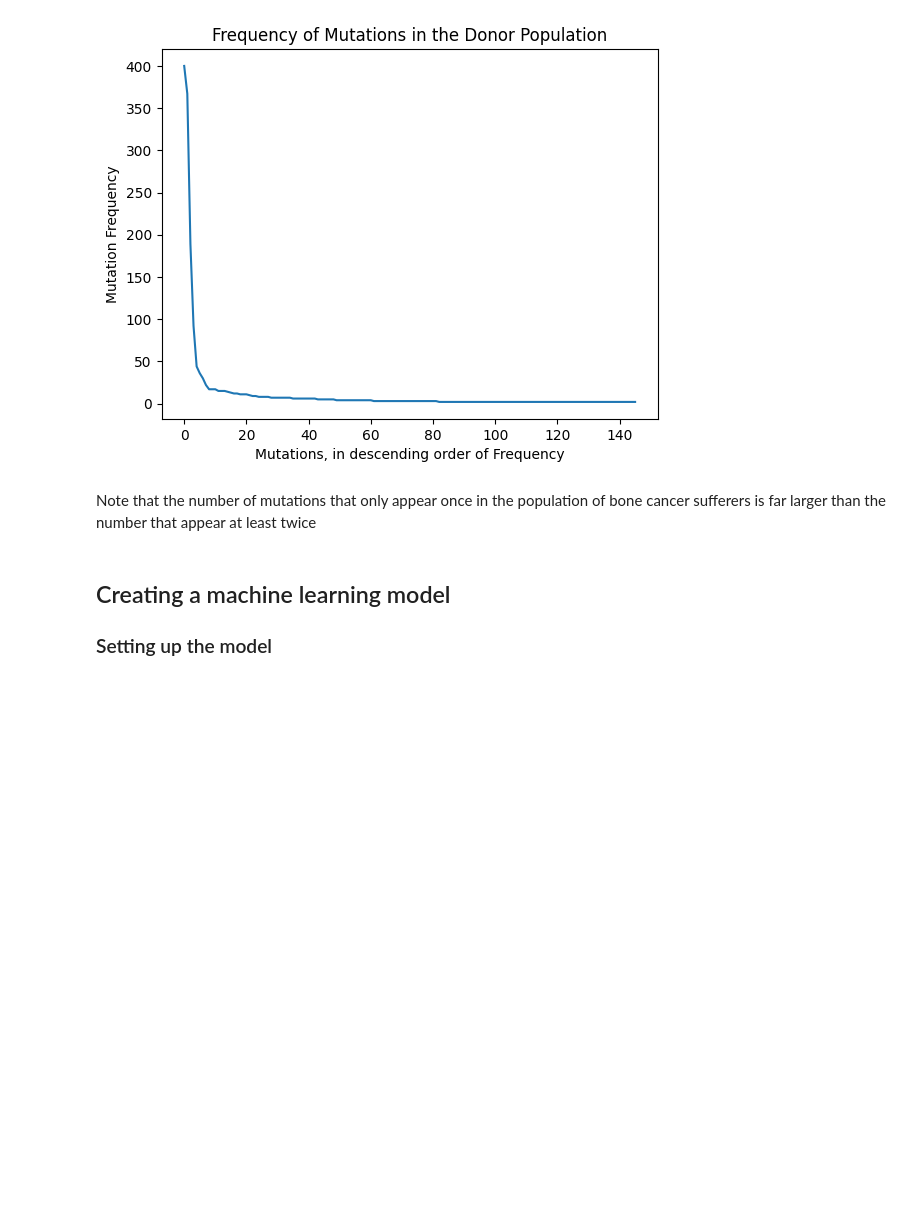
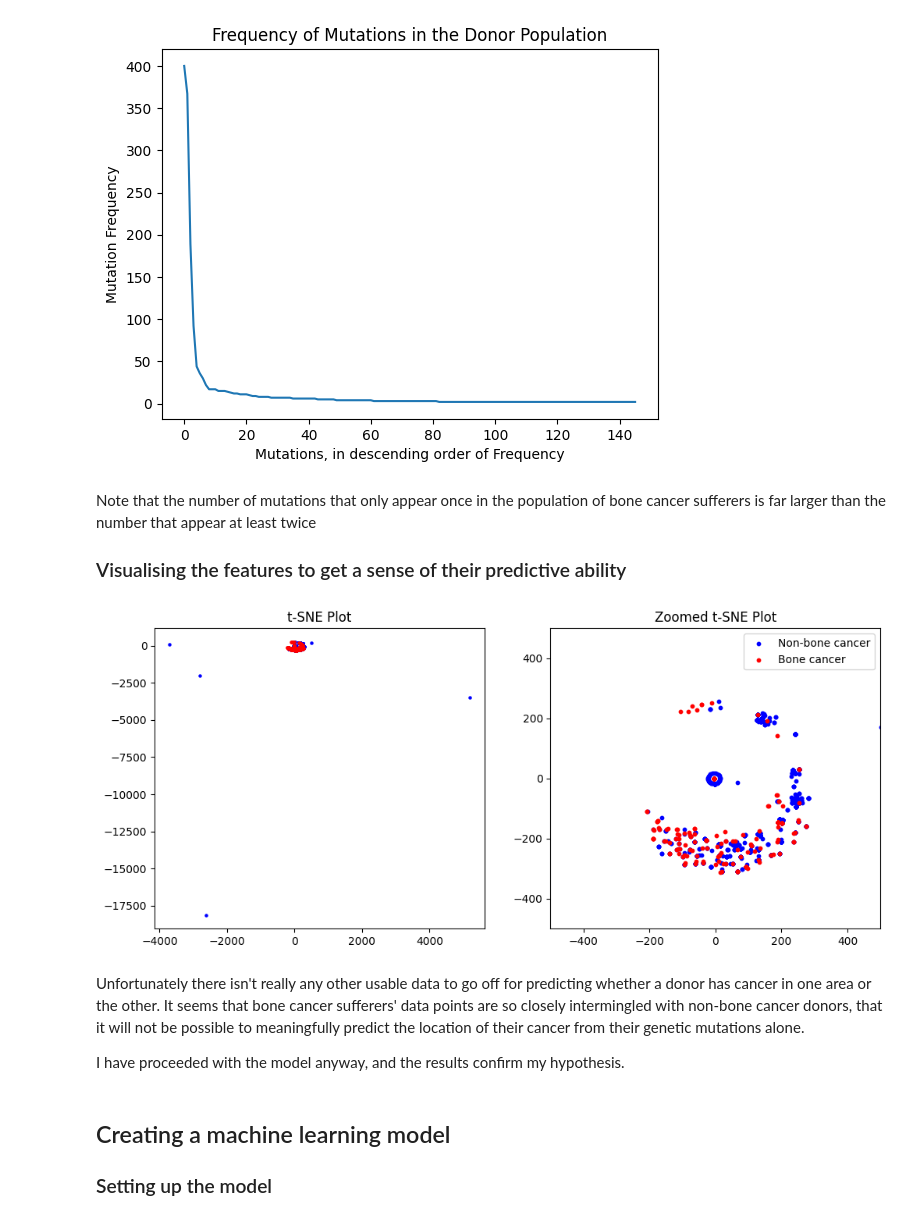
Before and after one commit to DanielCKLeigh/Daniel_DataSci_Portfolio, a Jupyter notebook: p01-cancer.ipynb, the cells around one changed output. Saved outputs shown, nothing was run; the diff lists cells and outputs as text; code cells hidden in the pictures; blank space fills up the shorter version.

Commit message:
Updated project 01 file
Reviewed code, fixed issues. Added visualisations.

```diff
--- a/p01-cancer.ipynb
+++ b/p01-cancer.ipynb
@@ -146,6 +155,51 @@ plt.title("Frequency of Mutations in the Donor Population");
 [figure]
 # %% [markdown]
 Note that the number of mutations that only appear once in the population of bone cancer sufferers is far larger than the number that appear at least twice
+
+### Visualising the features to get a sense of their predictive ability
+# %%
+from sklearn.manifold import TSNE
+from sklearn.decomposition import PCA
+
+# Reduce dimensionality using t-SNE or PCA
+# Assuming X is your feature matrix
+tsne = TSNE(n_components=2)
+pca = PCA(n_components=2)
+X_tsne = tsne.fit_transform(data[mutations_of_interest])
+
+# Create scatter plots of the reduced-dimensional data
+plt.figure(figsize=(12, 5))
+
+plt.subplot(1, 2, 1)
+
+# Scatter plot for Class 0 (Non-bone cancer)
+plt.scatter(X_tsne[data['Target'] == 0, 0], X_tsne[data['Target'] == 0, 1], c='b', s=5, label="Non-bone cancer")
+
+# Scatter plot for Class 1 (Bone cancer)
+plt.scatter(X_tsne[data['Target'] == 1, 0], X_tsne[data['Target'] == 1, 1], c='r', s=5, label="Bone cancer")
+
+plt.title('t-SNE Plot')
+
+plt.subplot(1, 2, 2)
+
+# Scatter plot for Class 0 (Non-bone cancer)
+plt.scatter(X_tsne[data['Target'] == 0, 0], X_tsne[data['Target'] == 0, 1], c='b', s=10, label="Non-bone cancer")
+
+# Scatter plot for Class 1 (Bone cancer)
+plt.scatter(X_tsne[data['Target'] == 1, 0], X_tsne[data['Target'] == 1, 1], c='r', s=10, label="Bone cancer")
+
+plt.xlim(-500, 500)
+plt.ylim(-500, 500)
+plt.legend()
+plt.title('Zoomed t-SNE Plot')
+
+plt.show()
+# %% [output]
+[figure, added]
+# %% [markdown]
+Unfortunately there isn't really any other usable data to go off for predicting whether a donor has cancer in one area or the other. It seems that bone cancer sufferers' data points are so closely intermingled with non-bone cancer donors, that it will not be possible to meaningfully predict the location of their cancer from their genetic mutations alone.
+
+I have proceeded with the model anyway, and the results confirm my hypothesis.
 # %% [markdown]
 ## Creating a machine learning model
 ### Setting up the model
```
Also changed, not shown: parts of 11 cells of this notebook.
